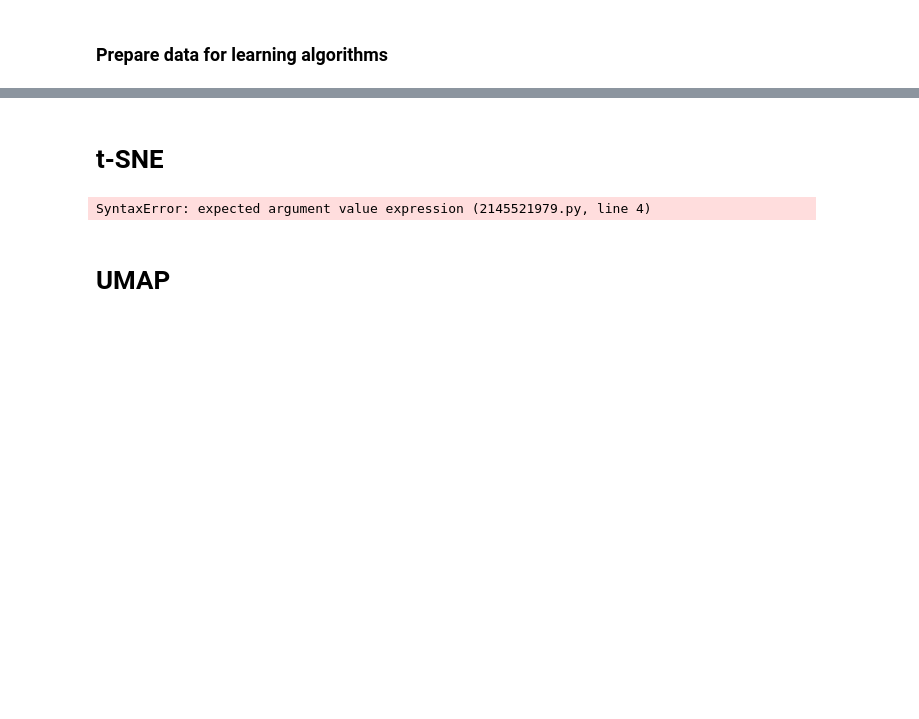
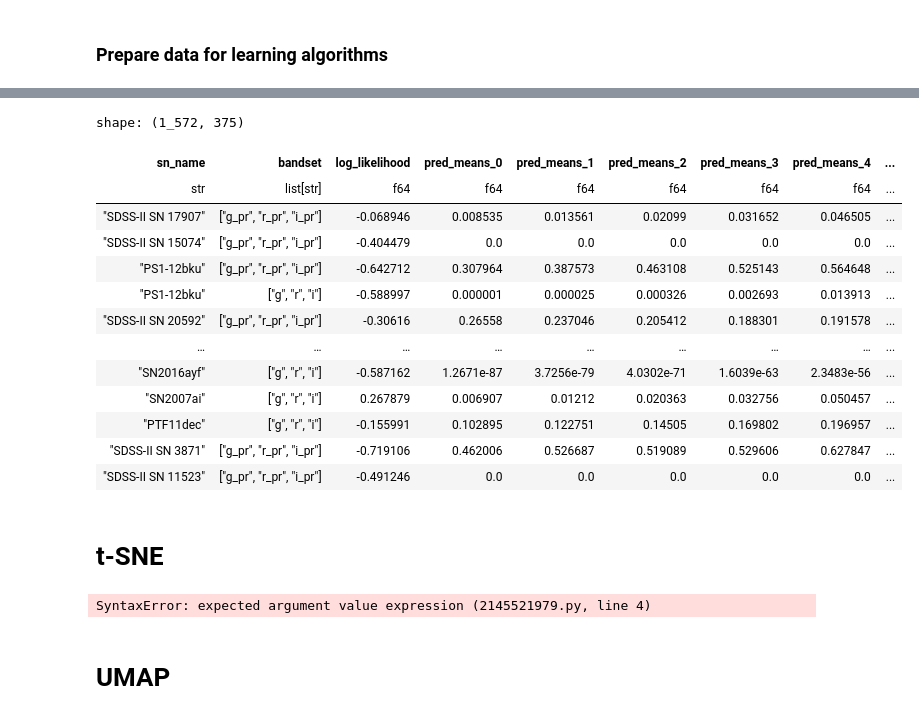
Before and after one commit to csongorszasz/snanomaly, a Jupyter notebook: notebooks/dim_reduction.ipynb, the cells around one changed output, grey strips where cells are left out. Drawn from its saved outputs; the diff is of its cells as text; code cells hidden in the pictures; blank space fills up the shorter version.

```diff
--- a/notebooks/dim_reduction.ipynb
+++ b/notebooks/dim_reduction.ipynb
@@ -89,3 +62,23 @@ shape: (1_572, 375)
+# %%
+# converting list elements to columns
+light_curves = resutil.explode_lists_to_numbered_columns(light_curves, "pred_means")
+light_curves = resutil.explode_lists_to_numbered_columns(light_curves, "thetas")
+light_curves
+# %% [output]
+shape: (1_572, 375)
+| sn_name | bandset | log_likelihood | pred_means_0 | pred_means_1 | pred_means_2 | pred_means_3 | pred_means_4 | ... |
+| str | list[str] | f64 | f64 | f64 | f64 | f64 | f64 | ... |
+| "SDSS-II SN 17907" | ["g_pr", "r_pr", "i_pr"] | -0.068946 | 0.008535 | 0.013561 | 0.02099 | 0.031652 | 0.046505 | ... |
+| "SDSS-II SN 15074" | ["g_pr", "r_pr", "i_pr"] | -0.404479 | 0.0 | 0.0 | 0.0 | 0.0 | 0.0 | ... |
+| "PS1-12bku" | ["g_pr", "r_pr", "i_pr"] | -0.642712 | 0.307964 | 0.387573 | 0.463108 | 0.525143 | 0.564648 | ... |
+| "PS1-12bku" | ["g", "r", "i"] | -0.588997 | 0.000001 | 0.000025 | 0.000326 | 0.002693 | 0.013913 | ... |
+| "SDSS-II SN 20592" | ["g_pr", "r_pr", "i_pr"] | -0.30616 | 0.26558 | 0.237046 | 0.205412 | 0.188301 | 0.191578 | ... |
+| … | … | … | … | … | … | … | … | ... |
+| "SN2016ayf" | ["g", "r", "i"] | -0.587162 | 1.2671e-87 | 3.7256e-79 | 4.0302e-71 | 1.6039e-63 | 2.3483e-56 | ... |
+| "SN2007ai" | ["g", "r", "i"] | 0.267879 | 0.006907 | 0.01212 | 0.020363 | 0.032756 | 0.050457 | ... |
+| "PTF11dec" | ["g", "r", "i"] | -0.155991 | 0.102895 | 0.122751 | 0.14505 | 0.169802 | 0.196957 | ... |
+| "SDSS-II SN 3871" | ["g_pr", "r_pr", "i_pr"] | -0.719106 | 0.462006 | 0.526687 | 0.519089 | 0.529606 | 0.627847 | ... |
+| "SDSS-II SN 11523" | ["g_pr", "r_pr", "i_pr"] | -0.491246 | 0.0 | 0.0 | 0.0 | 0.0 | 0.0 | ... |
 # %% [markdown]
 # t-SNE
 # %%
```
Also changed, not shown: parts of 5 cells of this notebook, 1 other file.
